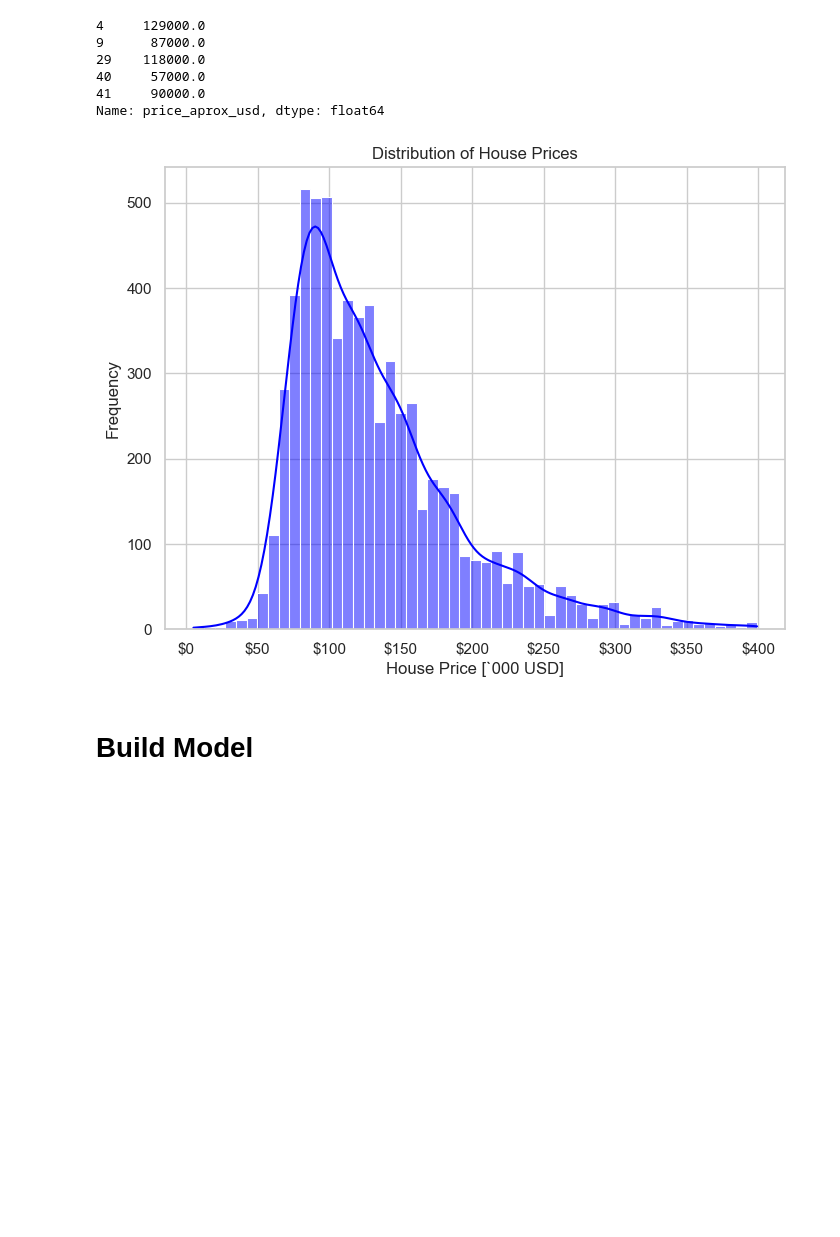
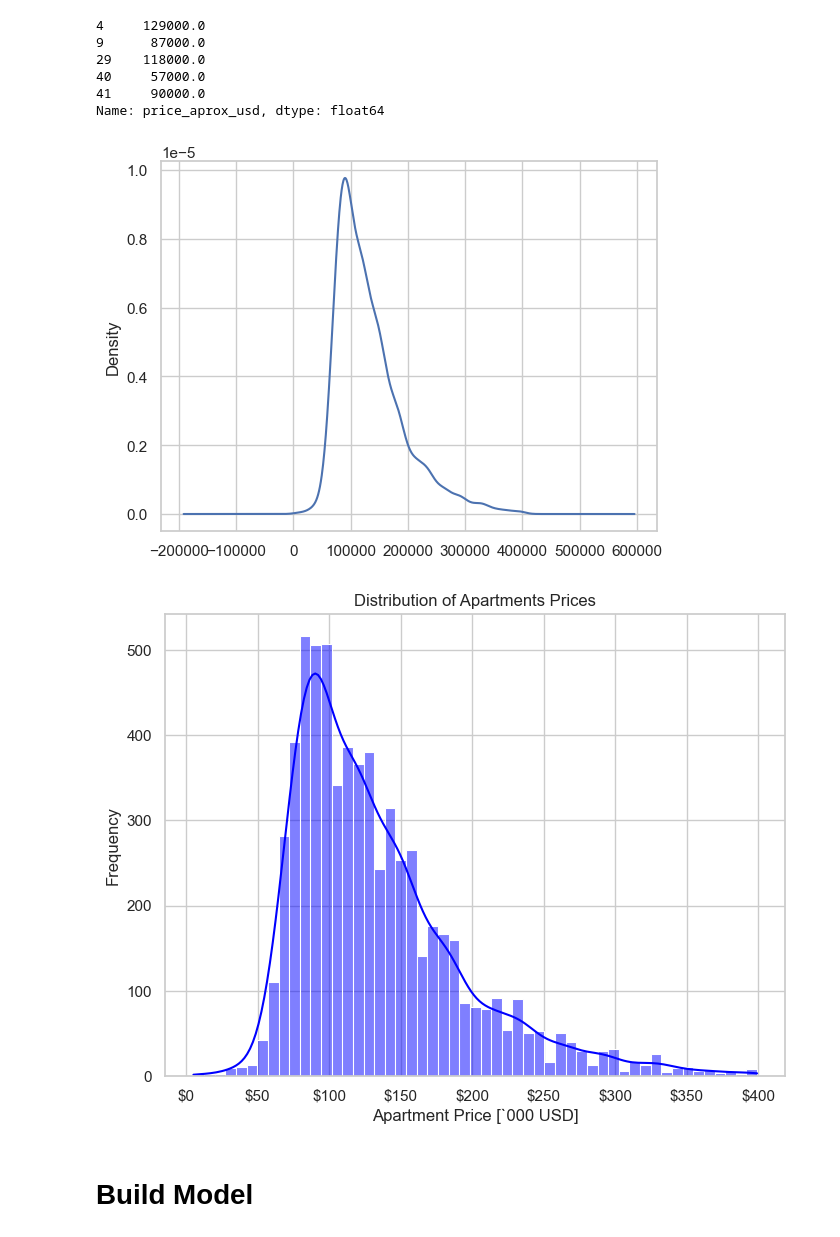
Before and after one commit to eddychetz/machine-learning-labs, a Jupyter notebook: lab-104-regression/lab_104-regression-house-price-prediction.ipynb, the cells around one changed output. Cells and saved outputs as stored; diff of their text form; code cells hidden in the pictures; blank space fills up the shorter version.

```diff
--- a/lab-104-regression/lab_104-regression-house-price-prediction.ipynb
+++ b/lab-104-regression/lab_104-regression-house-price-prediction.ipynb
@@ -517,6 +523,10 @@ print(y.head())
 40     57000.0
 41     90000.0
 Name: price_aprox_usd, dtype: float64
+# %%
+y.plot(kind='kde');
+# %% [output]
+[figure, added]
 # %%
 # Create a distribution plot using Seaborn
 sns.set(style="whitegrid")
@@ -524,9 +534,9 @@ plt.figure(figsize=(8, 6))
 sns.histplot(y, kde=True, color="blue")
 
 # Adding labels and title
-plt.xlabel("House Price [`000 USD]")
+plt.xlabel("Apartment Price [`000 USD]")
 plt.ylabel("Frequency")
-plt.title("Distribution of House Prices")
+plt.title("Distribution of Apartments Prices")
 
 # Format x-axis labels to display prices in "$100,000" format
 def price_formatter(x, pos):
@@ -537,7 +547,7 @@ ax.xaxis.set_major_formatter(mticker.FuncFormatter(price_formatter))
 
 plt.show()
 # %% [output]
-[figure, old version]
+[figure, new version]
 # %%
 from sklearn.model_selection import train_test_split
 
```
Also changed, not shown: parts of 19 cells of this notebook, 1 other file.
